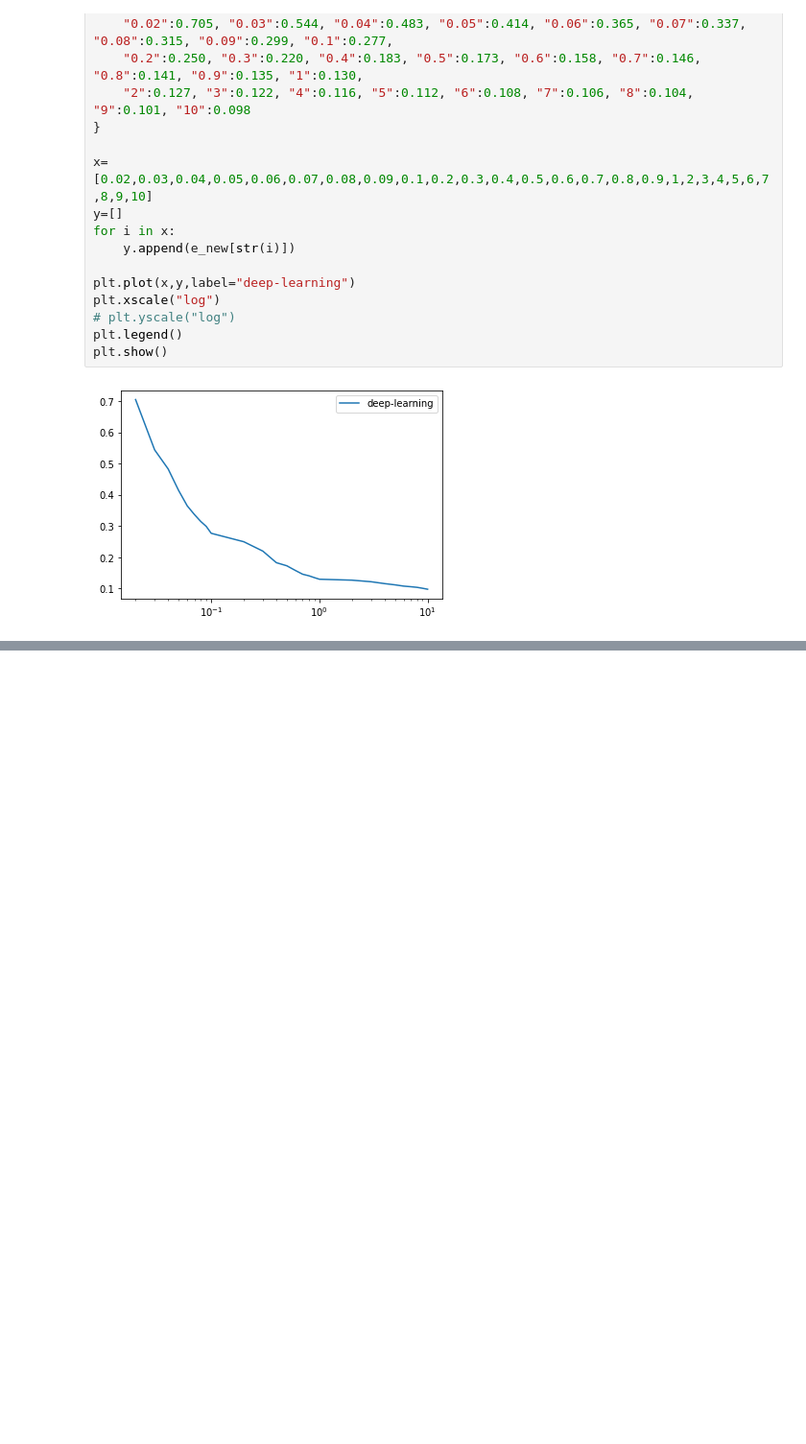
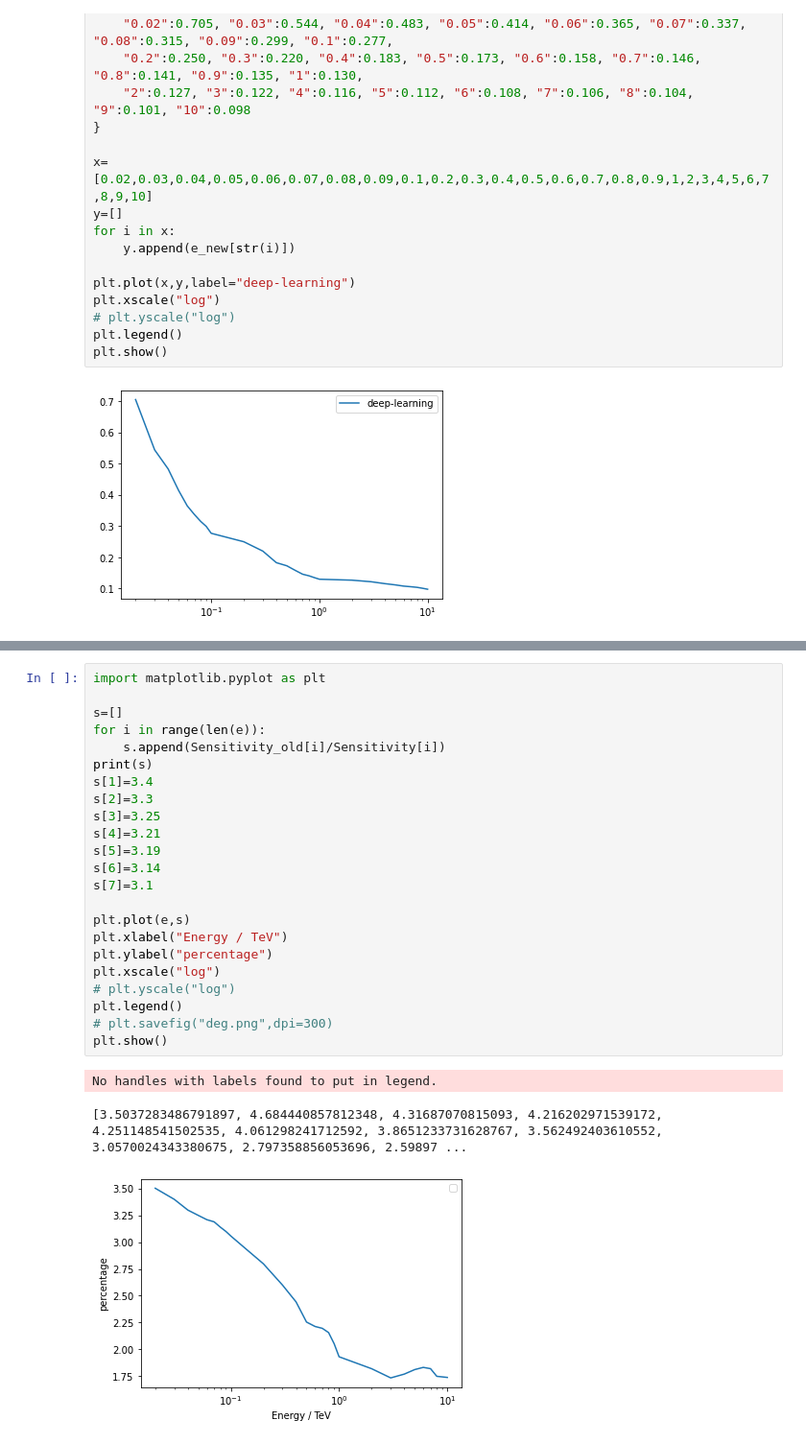
Before and after one commit to caihao/gpLearn, a Jupyter notebook: draw_new.ipynb, the cells around one changed output, grey strips where cells are left out. Shown: that part at 96% size. Cells and saved outputs as stored; diff of their text form; blank space fills up the shorter version.

```diff
--- a/draw_new.ipynb
+++ b/draw_new.ipynb
@@ -201,0 +251,27 @@ print(Sensitivity)
+# %%
+import matplotlib.pyplot as plt
+
+s=[]
+for i in range(len(e)):
+    s.append(Sensitivity_old[i]/Sensitivity[i])
+print(s)
+s[1]=3.4
+s[2]=3.3
+s[3]=3.25
+s[4]=3.21
+s[5]=3.19
+s[6]=3.14
+s[7]=3.1
+
+plt.plot(e,s)
+plt.xlabel("Energy / TeV")
+plt.ylabel("percentage")
+plt.xscale("log")
+# plt.yscale("log")
+plt.legend()
+# plt.savefig("deg.png",dpi=300)
+plt.show()
+# %% [output]
+No handles with labels found to put in legend.
+[3.5037283486791897, 4.684440857812348, 4.31687070815093, 4.216202971539172, 4.251148541502535, 4.061298241712592, 3.8651233731628767, 3.562492403610552, 3.0570024343380675, 2.797358856053696, 2.59897 ...
+[figure, added]
```
Also changed, not shown: parts of 6 cells of this notebook, 7 other files.
